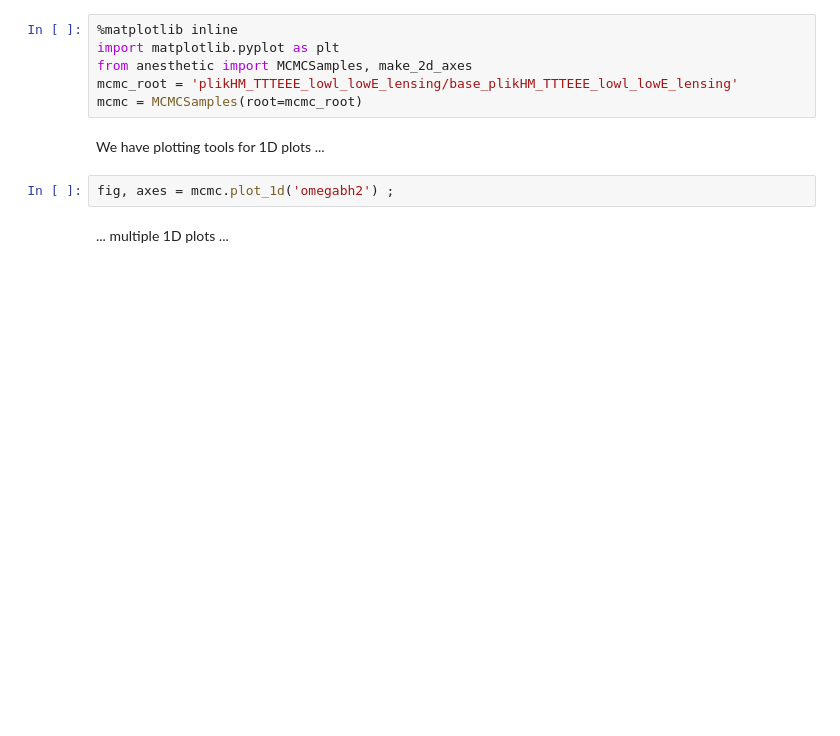
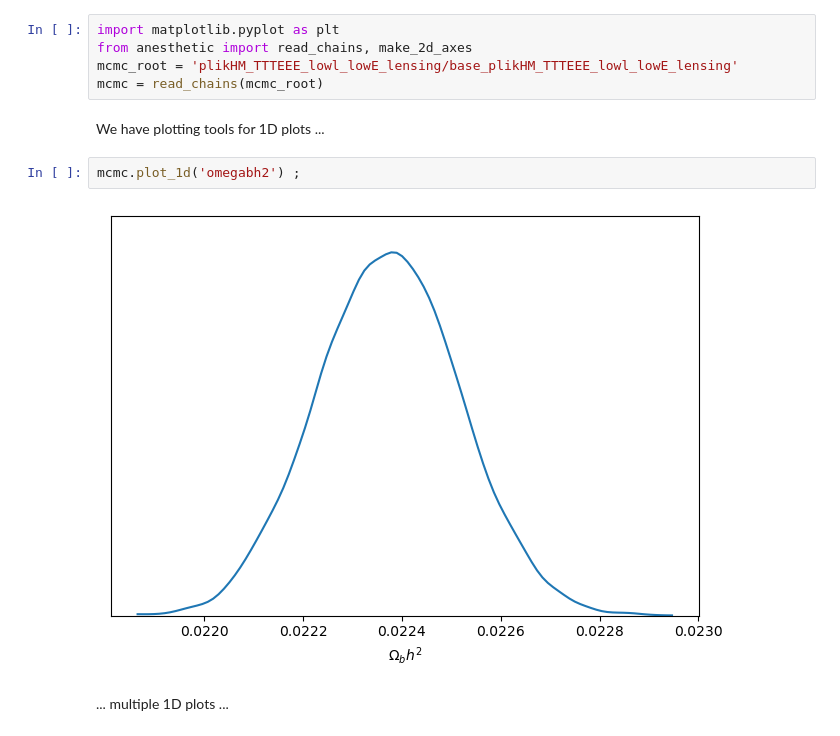
Before and after one commit to handley-lab/anesthetic, a Jupyter notebook: demo.ipynb, the cells around one changed output. Cells and saved outputs as stored; diff of their text form; blank space fills up the shorter version.

```diff
--- a/demo.ipynb
+++ b/demo.ipynb
@@ -21,15 +21,16 @@ for filename in ["plikHM_TTTEEE_lowl_lowE_lensing.tar.gz","plikHM_TTTEEE_lowl_lo
 ## Marginalised posterior plotting
  Import anesthetic and load the MCMC samples:
 # %%
-%matplotlib inline
 import matplotlib.pyplot as plt
-from anesthetic import MCMCSamples, make_2d_axes
+from anesthetic import read_chains, make_2d_axes
 mcmc_root = 'plikHM_TTTEEE_lowl_lowE_lensing/base_plikHM_TTTEEE_lowl_lowE_lensing'
-mcmc = MCMCSamples(root=mcmc_root)
+mcmc = read_chains(mcmc_root)
 # %% [markdown]
 We have plotting tools for 1D plots ...
 # %%
-fig, axes = mcmc.plot_1d('omegabh2') ;
+mcmc.plot_1d('omegabh2') ;
+# %% [output]
+[figure, added]
 # %% [markdown]
 ... multiple 1D plots ...
 # %%
```
Also changed, not shown: parts of 28 cells of this notebook, 1 other file.
